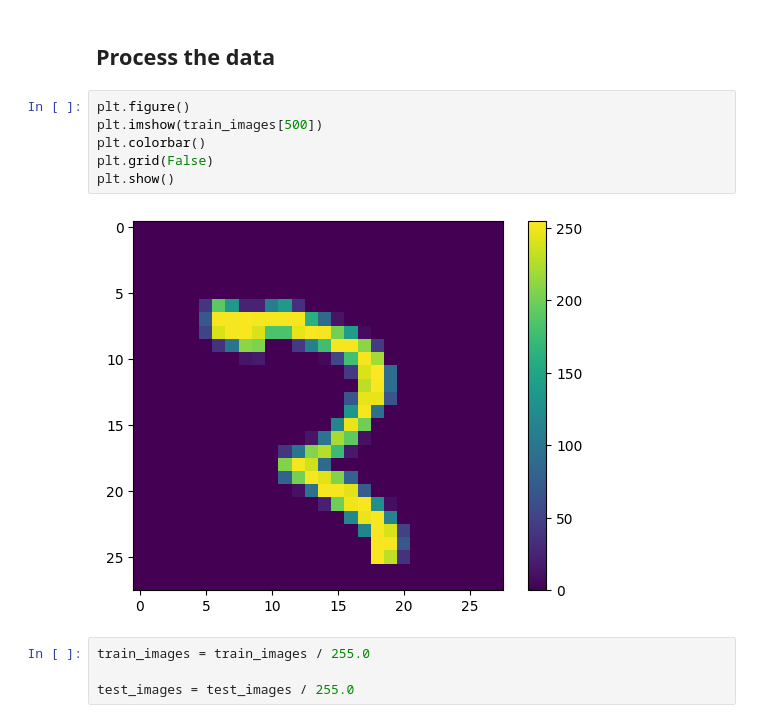
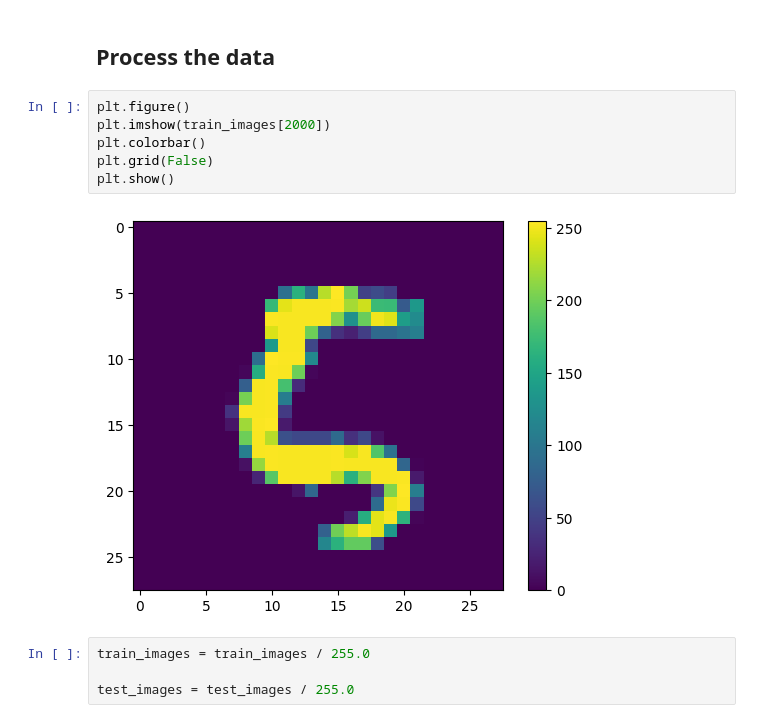
Before and after one commit to LAB271/neural-bench, a Jupyter notebook: notebooks/mnist.ipynb, the cells around one changed output. Drawn from its saved outputs; the diff is of its cells as text.

```diff
--- a/notebooks/mnist.ipynb
+++ b/notebooks/mnist.ipynb
@@ -55,12 +57,12 @@ len(test_labels)
 ## Process the data
 # %%
 plt.figure()
-plt.imshow(train_images[500])
+plt.imshow(train_images[2000])
 plt.colorbar()
 plt.grid(False)
 plt.show()
 # %% [output]
-[figure, old version]
+[figure, new version]
 # %%
 train_images = train_images / 255.0
 
```
Also changed, not shown: parts of 6 cells of this notebook, 14 other files.
